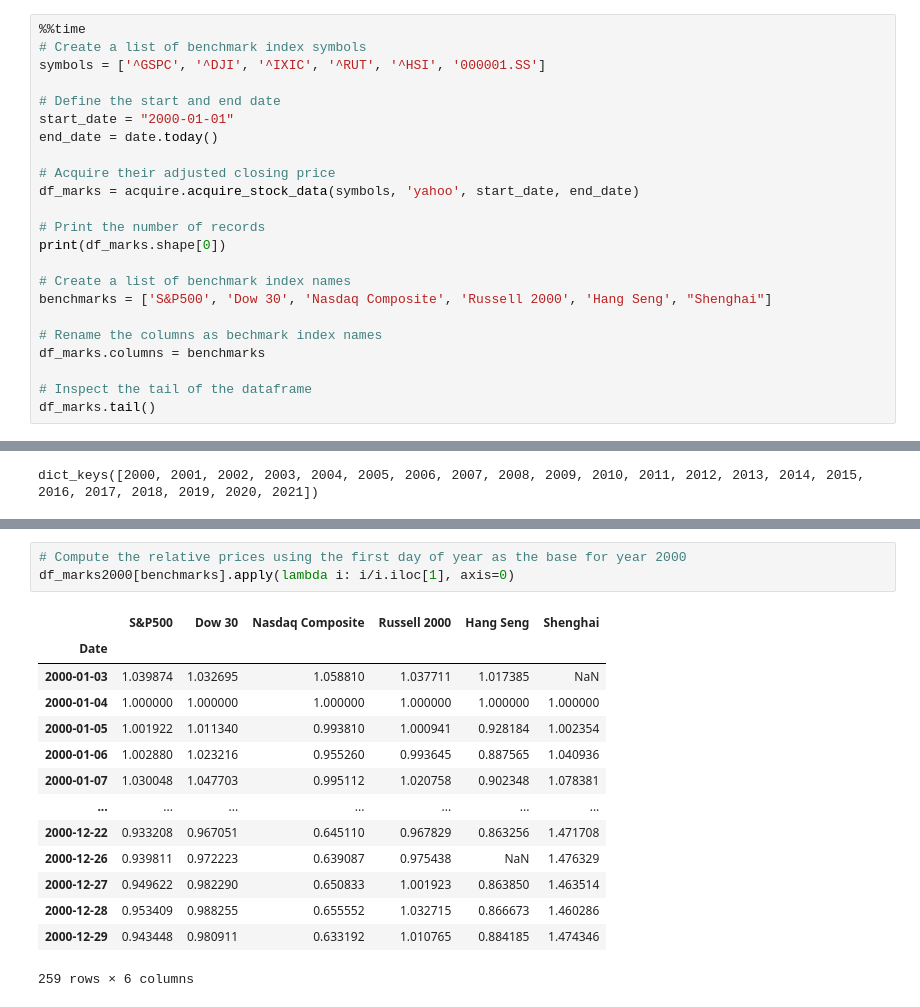
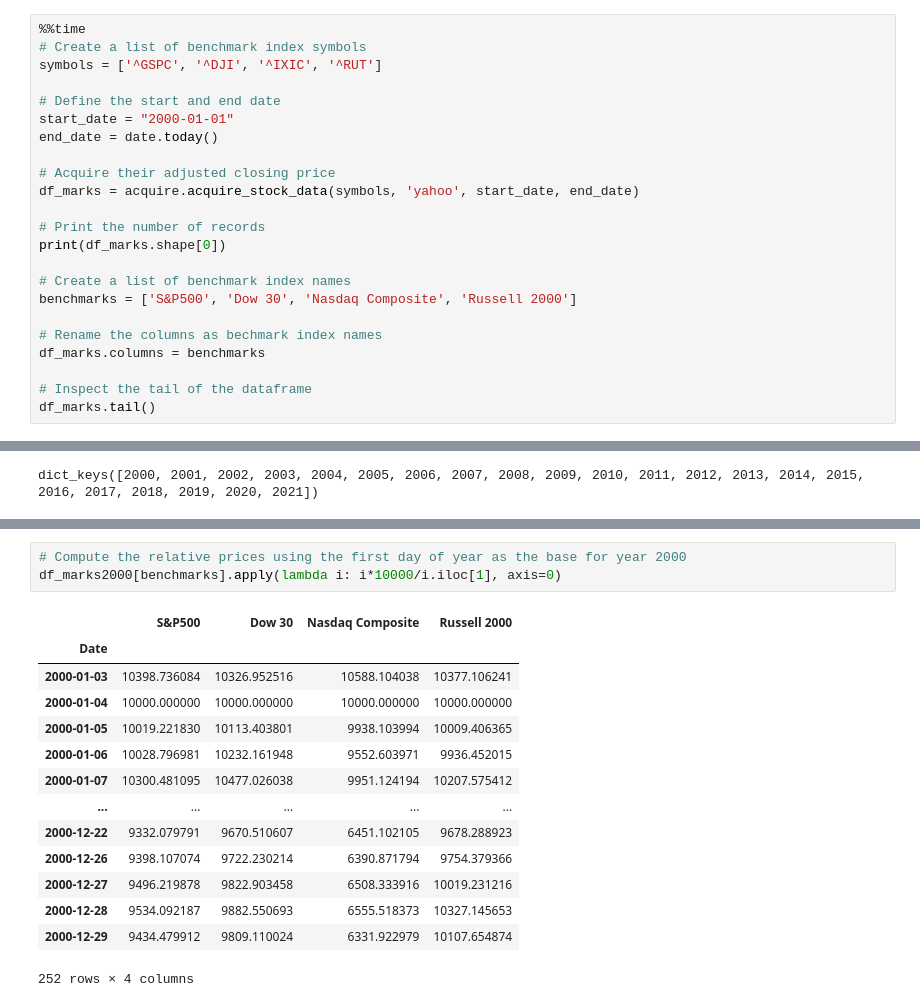
Before and after one commit to Yongliang-Shi/market-prediction, a Jupyter notebook: explore_ark.ipynb, the cells around one changed output, grey strips where cells are left out. Drawn from its saved outputs; the diff is of its cells as text.

```diff
--- a/explore_ark.ipynb
+++ b/explore_ark.ipynb
@@ -236,7 +242,7 @@ plt.show()
 # %%
 %%time
 # Create a list of benchmark index symbols
-symbols = ['^GSPC', '^DJI', '^IXIC', '^RUT', '^HSI', '000001.SS']
+symbols = ['^GSPC', '^DJI', '^IXIC', '^RUT']
 
 # Define the start and end date
 start_date = "2000-01-01"
@@ -249,7 +255,7 @@ df_marks = acquire.acquire_stock_data(symbols, 'yahoo', start_date, end_date)
 print(df_marks.shape[0])
 
 # Create a list of benchmark index names
-benchmarks = ['S&P500', 'Dow 30', 'Nasdaq Composite', 'Russell 2000', 'Hang Seng', "Shenghai"]
+benchmarks = ['S&P500', 'Dow 30', 'Nasdaq Composite', 'Russell 2000']
 
 # Rename the columns as bechmark index names
 df_marks.columns = benchmarks
@@ -397,21 +415,21 @@ df_marks2000
 # %%
 # Compute the relative prices using the first day of year as the base for year 2000
-df_marks2000[benchmarks].apply(lambda i: i/i.iloc[1], axis=0)
+df_marks2000[benchmarks].apply(lambda i: i*10000/i.iloc[1], axis=0)
 # %% [output]
-|  | S&P500 | Dow 30 | Nasdaq Composite | Russell 2000 | Hang Seng | Shenghai |
-| Date |  |  |  |  |  |  |
-| 2000-01-03 | 1.039874 | 1.032695 | 1.058810 | 1.037711 | 1.017385 | NaN |
-| 2000-01-04 | 1.000000 | 1.000000 | 1.000000 | 1.000000 | 1.000000 | 1.000000 |
-| 2000-01-05 | 1.001922 | 1.011340 | 0.993810 | 1.000941 | 0.928184 | 1.002354 |
-| 2000-01-06 | 1.002880 | 1.023216 | 0.955260 | 0.993645 | 0.887565 | 1.040936 |
-| 2000-01-07 | 1.030048 | 1.047703 | 0.995112 | 1.020758 | 0.902348 | 1.078381 |
-| ... | ... | ... | ... | ... | ... | ... |
-| 2000-12-22 | 0.933208 | 0.967051 | 0.645110 | 0.967829 | 0.863256 | 1.471708 |
-| 2000-12-26 | 0.939811 | 0.972223 | 0.639087 | 0.975438 | NaN | 1.476329 |
-| 2000-12-27 | 0.949622 | 0.982290 | 0.650833 | 1.001923 | 0.863850 | 1.463514 |
-| 2000-12-28 | 0.953409 | 0.988255 | 0.655552 | 1.032715 | 0.866673 | 1.460286 |
-| 2000-12-29 | 0.943448 | 0.980911 | 0.633192 | 1.010765 | 0.884185 | 1.474346 |
+|  | S&P500 | Dow 30 | Nasdaq Composite | Russell 2000 |
+| Date |  |  |  |  |
+| 2000-01-03 | 10398.736084 | 10326.952516 | 10588.104038 | 10377.106241 |
+| 2000-01-04 | 10000.000000 | 10000.000000 | 10000.000000 | 10000.000000 |
+| 2000-01-05 | 10019.221830 | 10113.403801 | 9938.103994 | 10009.406365 |
+| 2000-01-06 | 10028.796981 | 10232.161948 | 9552.603971 | 9936.452015 |
+| 2000-01-07 | 10300.481095 | 10477.026038 | 9951.124194 | 10207.575412 |
+| ... | ... | ... | ... | ... |
+| 2000-12-22 | 9332.079791 | 9670.510607 | 6451.102105 | 9678.288923 |
+| 2000-12-26 | 9398.107074 | 9722.230214 | 6390.871794 | 9754.379366 |
+| 2000-12-27 | 9496.219878 | 9822.903458 | 6508.333916 | 10019.231216 |
+| 2000-12-28 | 9534.092187 | 9882.550693 | 6555.518373 | 10327.145653 |
+| 2000-12-29 | 9434.479912 | 9809.110024 | 6331.922979 | 10107.654874 |
-259 rows × 6 columns
+252 rows × 4 columns
 # %%
 # Compute the relative prices for each year
 
```
Also changed, not shown: parts of 24 cells of this notebook.
